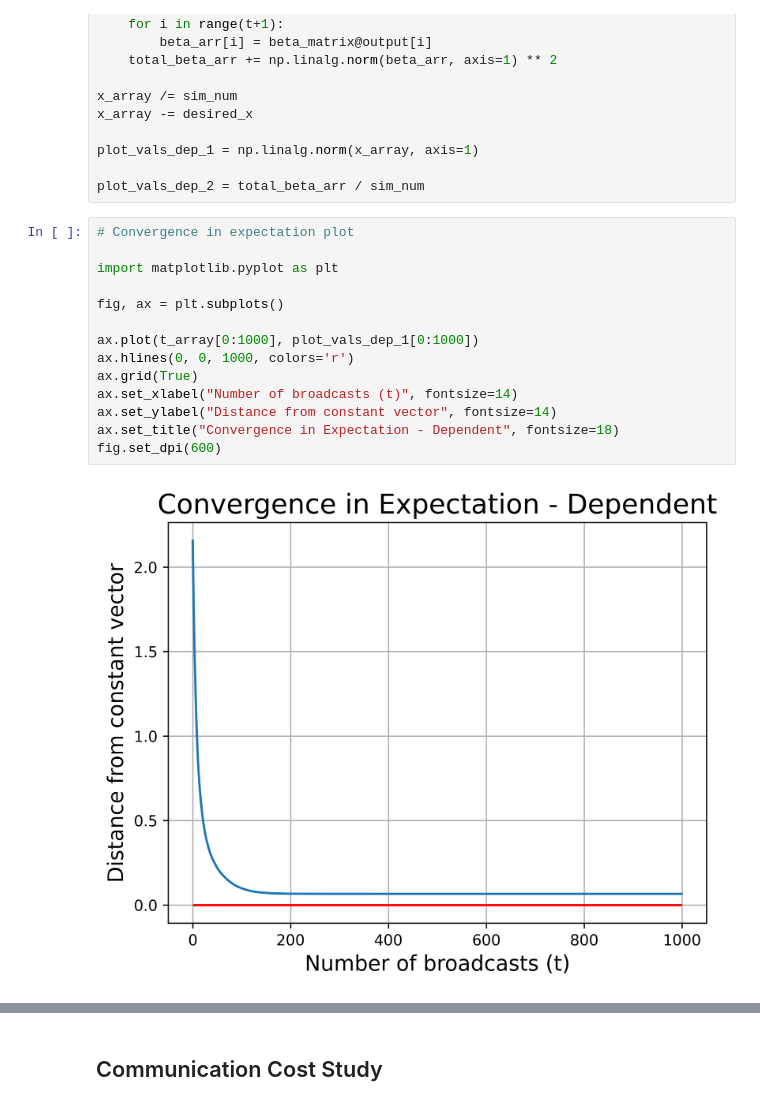
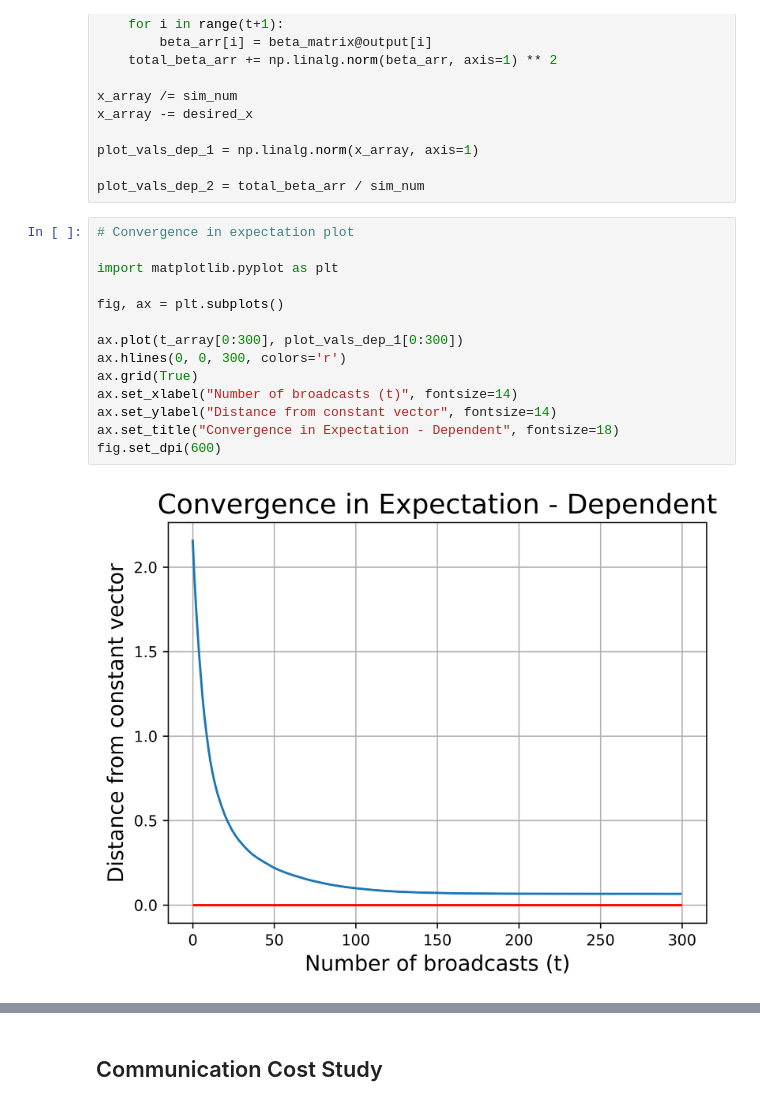
Before and after one commit to John-Zou-PEK/IROP_Broadcast, a Jupyter notebook: Broadcast_algo_file.ipynb, the cells around one changed output, grey strips where cells are left out. Cells and saved outputs as stored; diff of their text form.

Commit message:
fix(figures):Fix x axis of some figures

```diff
--- a/Broadcast_algo_file.ipynb
+++ b/Broadcast_algo_file.ipynb
@@ -387,19 +387,19 @@ plot_vals_dep_2 = total_beta_arr / sim_num
 # %%
 # Convergence in expectation plot
 
 import matplotlib.pyplot as plt
 
 fig, ax = plt.subplots()
 
-ax.plot(t_array[0:1000], plot_vals_dep_1[0:1000])
-ax.hlines(0, 0, 1000, colors='r')
+ax.plot(t_array[0:300], plot_vals_dep_1[0:300])
+ax.hlines(0, 0, 300, colors='r')
 ax.grid(True)
 ax.set_xlabel("Number of broadcasts (t)", fontsize=14)
 ax.set_ylabel("Distance from constant vector", fontsize=14)
 ax.set_title("Convergence in Expectation - Dependent", fontsize=18)
 fig.set_dpi(600)
 # %% [output]
-[figure, old version]
+[figure, new version]
 # %%
 #Convergence in second moment plot
 
```
Also changed, not shown: parts of 1 cell of this notebook.
